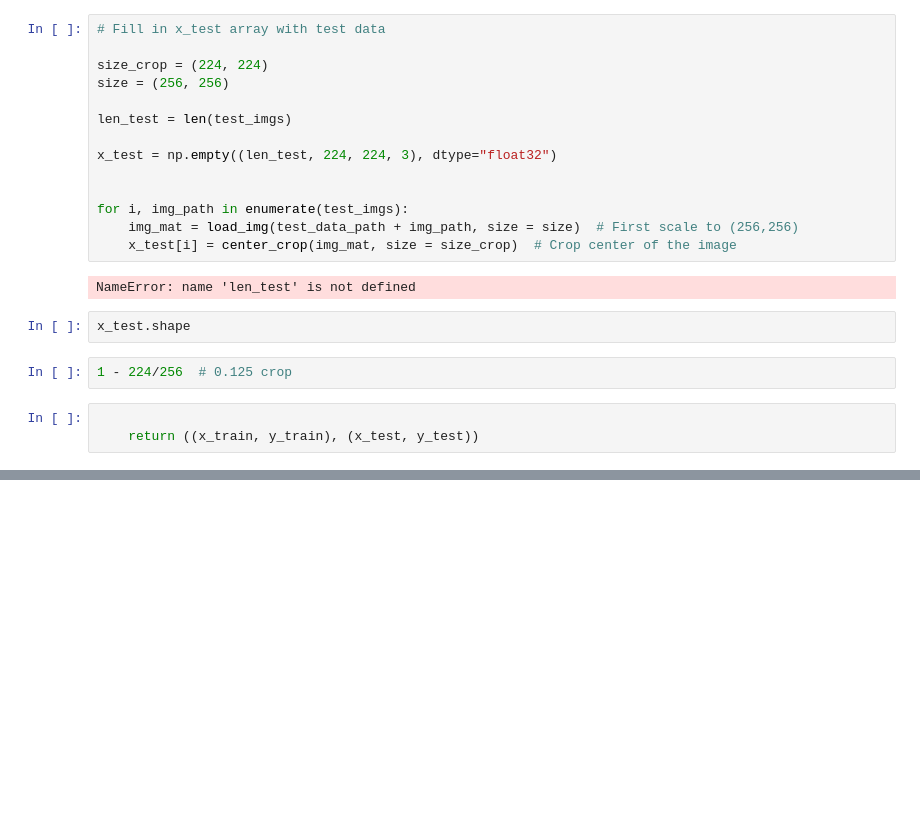
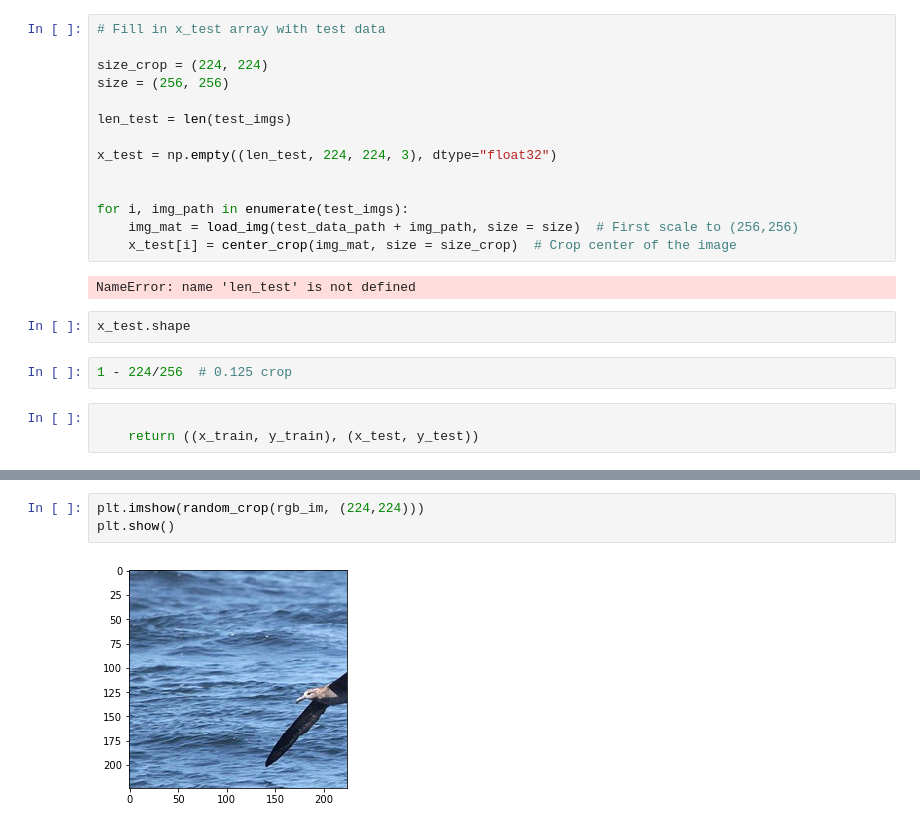
Before and after one commit to markus93/NN_calibration, a Jupyter notebook: scripts/resnet_birds_cars/Load Data - Birds.ipynb, the cells around one changed output, grey strips where cells are left out. Cells and saved outputs as stored; diff of their text form; blank space fills up the shorter version.

```diff
--- a/scripts/resnet_birds_cars/Load Data - Birds.ipynb
+++ b/scripts/resnet_birds_cars/Load Data - Birds.ipynb
@@ -163,0 +231,5 @@ import numpy as np
+# %%
+plt.imshow(random_crop(rgb_im, (224,224)))
+plt.show()
+# %% [output]
+[figure, added]
```
Also changed, not shown: parts of 28 cells of this notebook, 4 other files.
